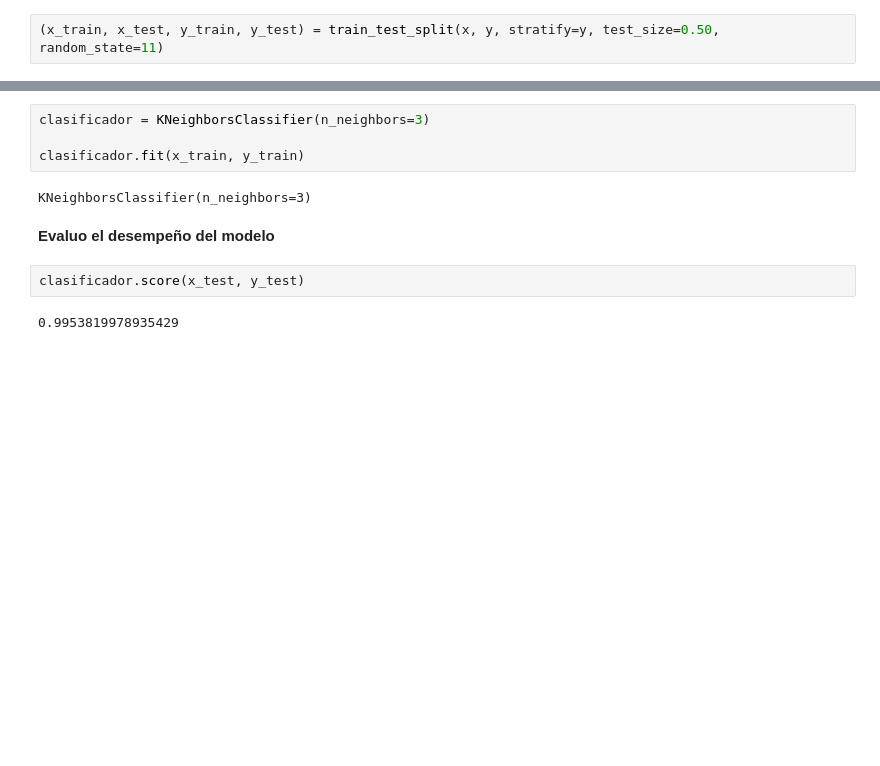
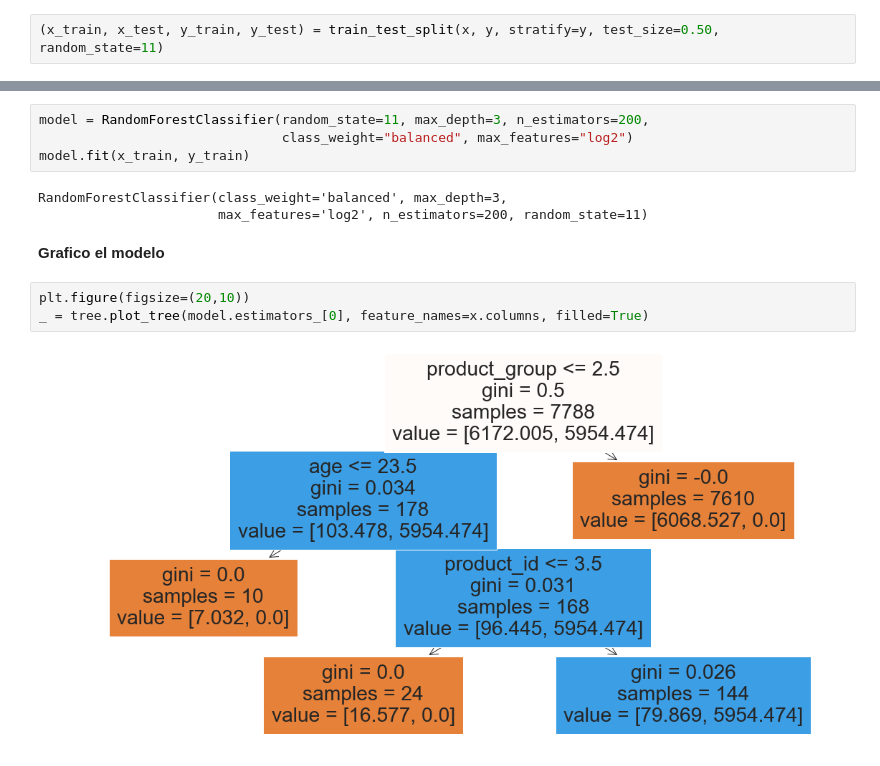
Before and after one commit to mateooaguiar/TP-Final, a Jupyter notebook: Entrega2+Aguiar Lopez Rodriguez Yaconisi.ipynb, the cells around one changed output, grey strips where cells are left out. Drawn from its saved outputs; the diff is of its cells as text; blank space fills up the shorter version.

```diff
--- a/EntregaAlgoritmos001.ipynb
+++ b/Entrega2+Aguiar Lopez Rodriguez Yaconisi.ipynb
@@ -2572,12 +2527,14 @@ x = escalador.fit_transform(x)
-# %%
-clasificador = KNeighborsClassifier(n_neighbors=3)
-
-clasificador.fit(x_train, y_train)
-# %% [output]
-KNeighborsClassifier(n_neighbors=3)
-# %% [markdown]
-<b>Evaluo el desempeño del modelo</b>
-# %%
-clasificador.score(x_test, y_test)
-# %% [output]
-0.9953819978935429
+# %%
+model = RandomForestClassifier(random_state=11, max_depth=3, n_estimators=200,
+                               class_weight="balanced", max_features="log2")
+model.fit(x_train, y_train)
+# %% [output]
+RandomForestClassifier(class_weight='balanced', max_depth=3,
+                       max_features='log2', n_estimators=200, random_state=11)
+# %% [markdown]
+<b>Grafico el modelo</b>
+# %%
+plt.figure(figsize=(20,10))
+_ = tree.plot_tree(model.estimators_[0], feature_names=x.columns, filled=True)
+# %% [output]
+[figure, added]
```
Also changed, not shown: parts of 28 cells of this notebook.
